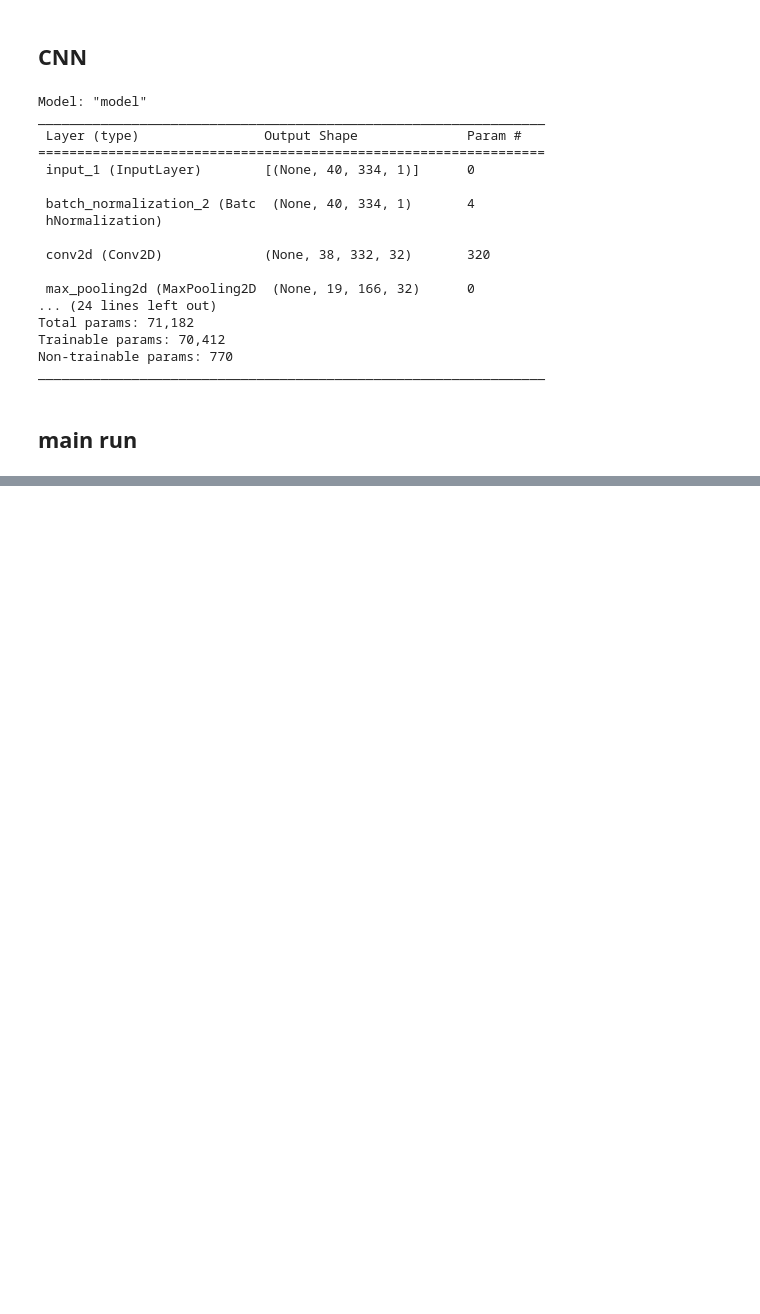
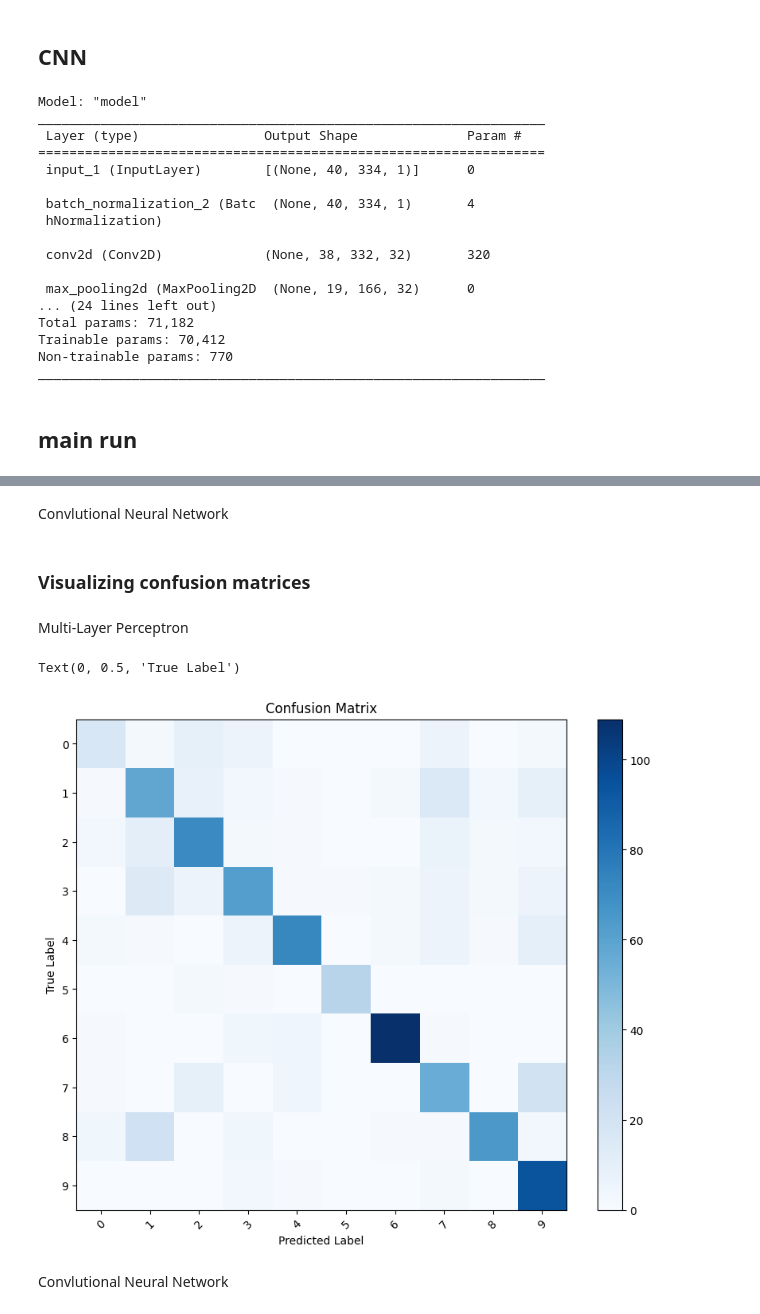
Before and after one commit to Gonto03/AC-II-project, a Jupyter notebook: main.ipynb, the cells around one changed output, grey strips where cells are left out. Cells and saved outputs as stored; diff of their text form; code cells hidden in the pictures; blank space fills up the shorter version.

```diff
--- a/main.ipynb
+++ b/main.ipynb
@@ -28,0 +27,3 @@ from sklearn.metrics import accuracy_score, confusion_matrix, multilabel_confusi
+# %%
+metadata = pd.read_csv('../UrbanSound8K/metadata/UrbanSound8K.csv')
+metadata.head()
@@ -110,13 +254,16 @@ with open("../datasets/audio_df.pkl", 'rb') as f:
 
 with open("../datasets/mfcc_df.pkl", 'rb') as f:
     mfcc_df = pickle.load(f)
+
+with open("../datasets/labels.pkl", 'rb') as f:
+    labels = pickle.load(f)
 # %%
 mlp_accuracies = []
 cnn_accuracies = []
 mlp_conf_matrices = []
 cnn_conf_matrices = []
 for i in range(10):
-    tf.keras.backend.clear_session()
+    # getting training and test sets containing the audio signals
     train_df = audio_df.drop(audio_df[audio_df['fold'] == i+1].index)
     test_df = audio_df.drop(audio_df[audio_df['fold'] != i+1].index)
 
@@ -124,6 +271,9 @@ for i in range(10):
     X_test = np.array(test_df['audio'].tolist())
     y_train = np.array(train_df['label'].tolist())
     y_test = np.array(test_df['label'].tolist())
+
+    # reloading the MLP
+    mlp = get_mlp()
 
     # training the MLP
     n_epochs_mlp = 100
@@ -150,6 +300,9 @@ for i in range(10):
     y_train = np.array(train_df['label'].tolist())
     y_test = np.array(test_df['label'].tolist())
 
+    # reloading the CNN
+    cnn = get_cnn()
+
     # training the CNN
     n_epochs_cnn = 10
     n_batch_size_cnn = 32
@@ -185,0 +339,16 @@ Epoch 1/10
+# %%
+mlp_avg_accuracy = np.mean(mlp_accuracies)
+mlp_std_dev_accuracy = np.std(mlp_accuracies)
+mlp_avg_conf_matrix = np.mean(mlp_conf_matrices,axis=0)
+
+cnn_avg_accuracy = np.mean(cnn_accuracies)
+cnn_std_dev_accuracy = np.std(cnn_accuracies)
+cnn_avg_conf_matrix = np.mean(cnn_conf_matrices,axis=0)
+
+print(f'''MLP
+Average accuracy: {mlp_avg_accuracy}
+Accuracy's standard deviation: {mlp_std_dev_accuracy}
+
+CNN
+Average accuracy: {cnn_avg_accuracy}
+Accuracy's standard deviation: {cnn_std_dev_accuracy}''')
@@ -185,0 +374,2 @@ Epoch 1/10
+# %% [markdown]
+Convlutional Neural Network
@@ -185,0 +383,23 @@ Epoch 1/10
+# %% [markdown]
+### Visualizing confusion matrices
+# %% [markdown]
+Multi-Layer Perceptron
+# %%
+# Display the confusion matrix
+plt.figure(figsize=(10, 8))
+plt.imshow(mlp_avg_conf_matrix, interpolation='nearest', cmap=plt.cm.Blues)
+plt.title('Confusion Matrix')
+plt.colorbar()
+
+classes = labels
+tick_marks = np.arange(len(classes))
+plt.xticks(tick_marks, classes, rotation=45)
+plt.yticks(tick_marks, classes)
+
+plt.xlabel('Predicted Label')
+plt.ylabel('True Label')
+# %% [output]
+Text(0, 0.5, 'True Label')
+[figure, added]
+# %% [markdown]
+Convlutional Neural Network
```
Also changed, not shown: parts of 28 cells of this notebook, 1 other file.
